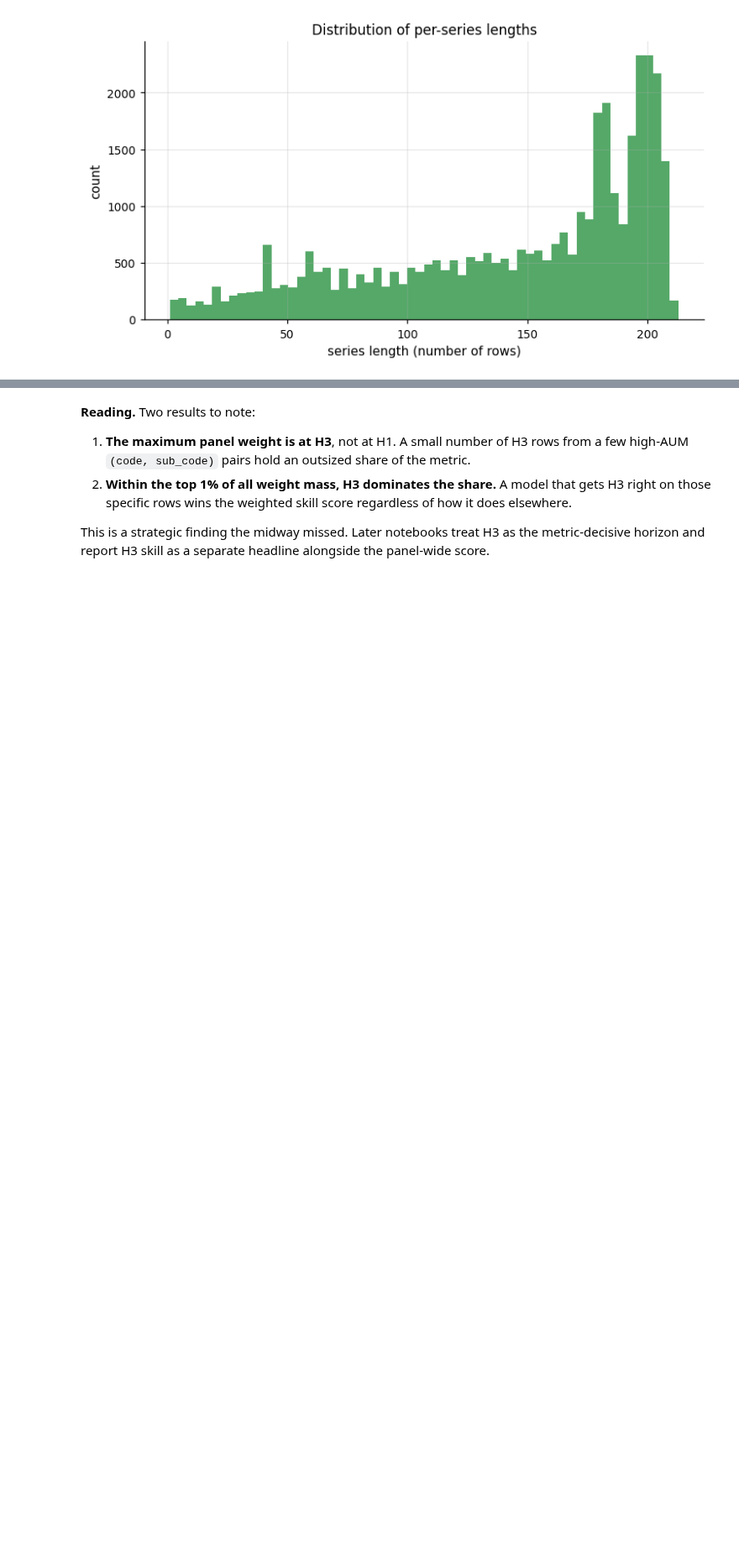
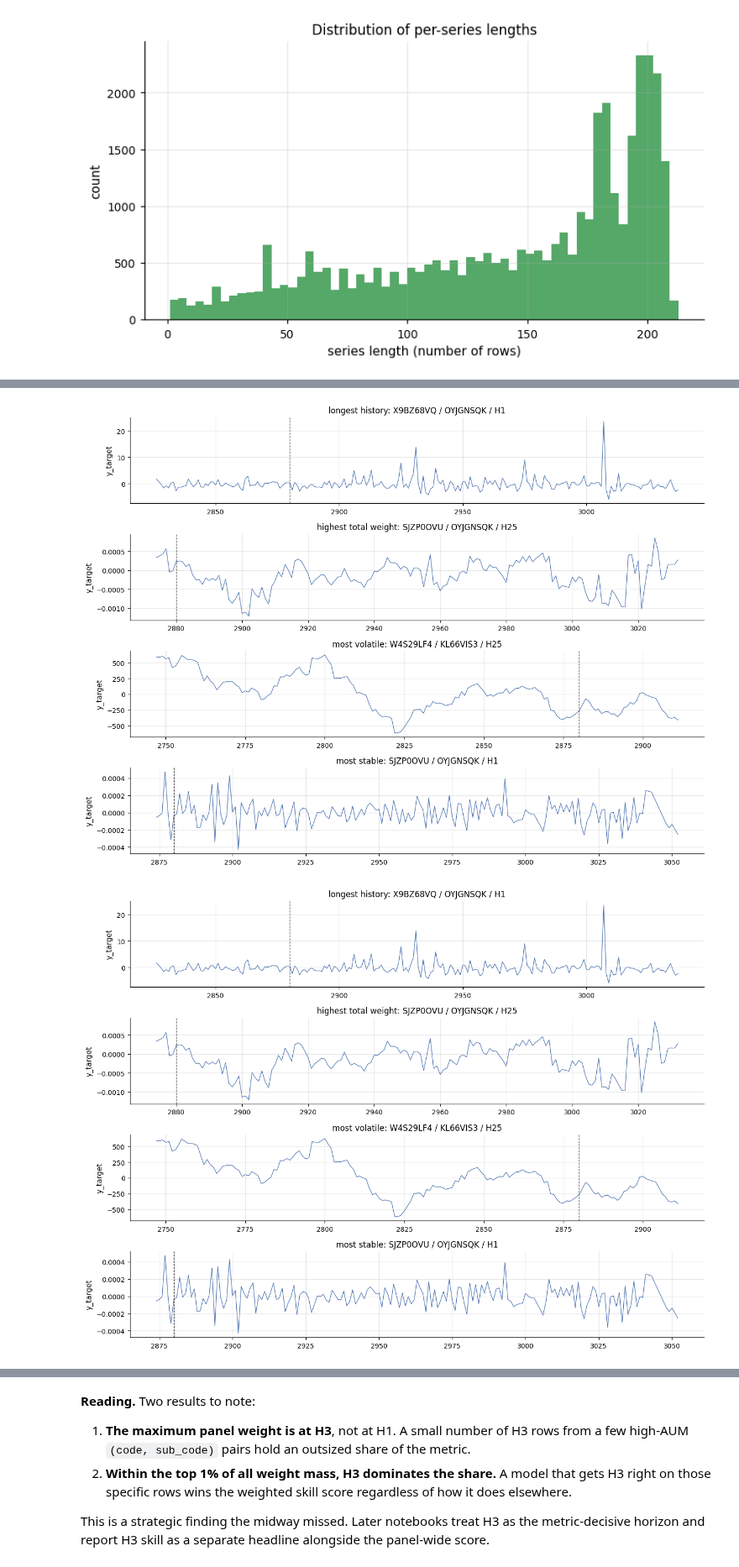
Before and after one commit to jeetrex17/ts-forecasting-project, a Jupyter notebook: claude_forecasting/notebooks/00_data_structure.ipynb, the cells around one changed output, grey strips where cells are left out. Shown at 84% size. Drawn from its saved outputs; the diff is of its cells as text; code cells hidden in the pictures; blank space fills up the shorter version.

```diff
--- a/claude_forecasting/notebooks/00_data_structure.ipynb
+++ b/claude_forecasting/notebooks/00_data_structure.ipynb
@@ -15,12 +15,15 @@ Imports, paths, and a single seed. We deliberately load only the columns we need
 # %%
 import sys
 sys.path.insert(0, '../src')
+import warnings
+warnings.filterwarnings('ignore')
 
 import numpy as np
 import pandas as pd
-import polars as pl
 import matplotlib.pyplot as plt
 import seaborn as sns
+from statsmodels.tsa.stattools import adfuller, kpss, acf, pacf
+from statsmodels.tsa.seasonal import STL
 
 from cf import io, viz, splits
 
@@ -30,9 +33,11 @@ SEED = 0
 np.random.seed(SEED)
 
 KEY_COLS = ['code', 'sub_code', 'sub_category', 'horizon', 'ts_index', 'y_target', 'weight']
+SERIES_KEYS = ['code', 'sub_code', 'sub_category', 'horizon']
 FIG_DIR = io.FIGURES_DIR
 
 print(f'Project root : {io.PROJECT_ROOT}')
+print(f'Train cutoff : {splits.TRAIN_END}')
 print(f'Figures dir  : {FIG_DIR}')
 # %% [output]
 Project root : /Users/jeetraj/Desktop/Everything/DAIICT/Sem_6/Applied_Forecasting_Methods/Project/claude_forecasting
@@ -236,7 +230,7 @@ viz.save_figure(fig, '00_weight_distribution', FIG_DIR)
 A series is only useful for time-based validation if it actually crosses our `TRAIN_END` cutoff. Series that end too early give zero validation rows.
 # %%
 series_stats = (
-    train_keys.groupby(['code', 'sub_code', 'sub_category', 'horizon'])
+    train_keys.groupby(SERIES_KEYS)
               .agg(length=('ts_index', 'size'),
                    start=('ts_index', 'min'),
                    end=('ts_index', 'max'),
@@ -520,0 +260,4 @@ viz.save_figure(fig, '00_weight_by_horizon', FIG_DIR)
+# %%
+eligible = series_stats[(series_stats['crosses_cutoff']) & (series_stats['length'] >= 120)].copy()
+eligible['target_std'] = eligible['target_std'].fillna(0)
+print(f'Eligible series (cross cutoff and length >= 120): {len(eligible):,}')
@@ -520,0 +281,12 @@ viz.save_figure(fig, '00_weight_by_horizon', FIG_DIR)
+# %%
+def pick_representative(eligible_df):
+    rows = []
+    pick = lambda df, reason: {**df.iloc[0].to_dict(), 'reason': reason}
+    rows.append(pick(eligible_df.sort_values('length', ascending=False), 'longest history'))
+    rows.append(pick(eligible_df.sort_values('total_weight', ascending=False), 'highest total weight'))
+    rows.append(pick(eligible_df.sort_values('target_std', ascending=False), 'most volatile'))
+    rows.append(pick(eligible_df[eligible_df['target_std'] > 0].sort_values('target_std'), 'most stable'))
+    return pd.DataFrame(rows).reset_index(drop=True)
+
+chosen = pick_representative(eligible)
+chosen[['reason', 'code', 'sub_code', 'sub_category', 'horizon', 'length', 'total_weight', 'target_std']]
@@ -520,0 +305,22 @@ viz.save_figure(fig, '00_weight_by_horizon', FIG_DIR)
+# %%
+def get_series(row):
+    mask = (
+        (train_keys['code'] == row['code'])
+        & (train_keys['sub_code'] == row['sub_code'])
+        & (train_keys['sub_category'] == row['sub_category'])
+        & (train_keys['horizon'] == row['horizon'])
+    )
+    return train_keys[mask].sort_values('ts_index').reset_index(drop=True)
+
+fig, axes = plt.subplots(len(chosen), 1, figsize=(12, 9), sharex=False)
+for ax, (_, row) in zip(axes, chosen.iterrows()):
+    s = get_series(row)
+    ax.plot(s['ts_index'], s['y_target'], linewidth=0.8, color='#4C72B0')
+    ax.axvline(splits.TRAIN_END, color='black', linestyle='--', linewidth=0.8)
+    ax.set_title(f"{row['reason']}: {row['code']} / {row['sub_code']} / H{int(row['horizon'])}")
+    ax.set_ylabel('y_target')
+plt.tight_layout()
+viz.save_figure(fig, '00_representative_series_raw', FIG_DIR)
+# %% [output]
+[figure, added]
+[figure, added]
```
Also changed, not shown: parts of 96 cells of this notebook, 30 other files.
